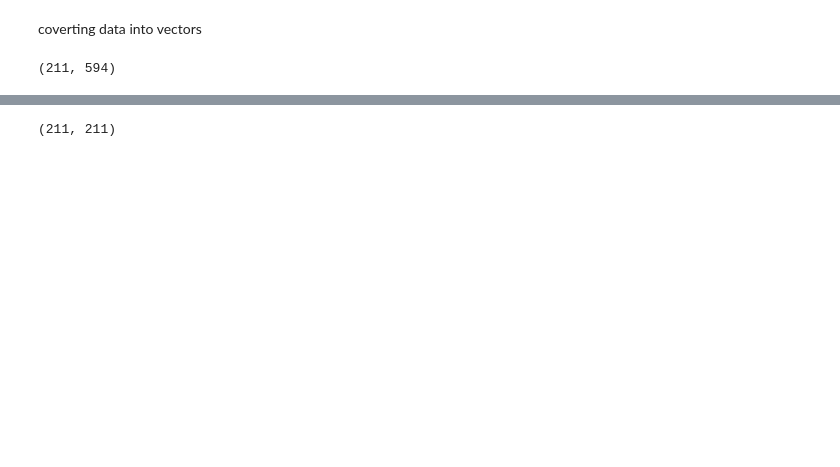
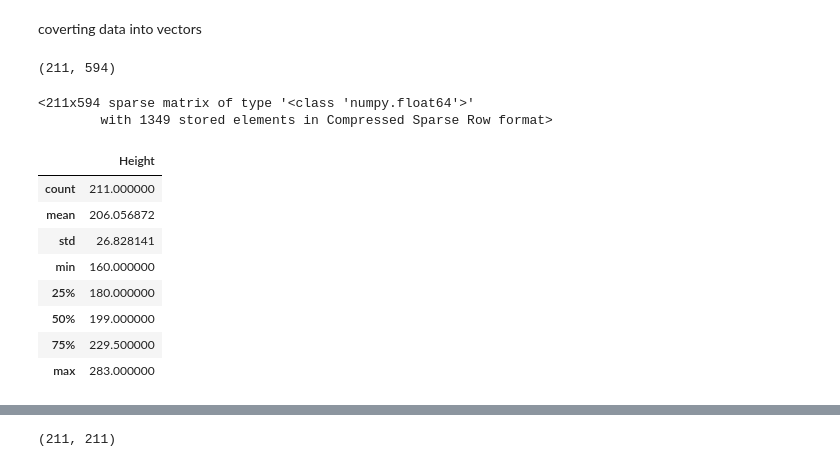
Before and after one commit to kmohannarasimha/book_recommendation_cosine_similarity, a Jupyter notebook: cosine_recommend.ipynb, the cells around one changed output, grey strips where cells are left out. Drawn from its saved outputs; the diff is of its cells as text; code cells hidden in the pictures; blank space fills up the shorter version.

```diff
--- a/cosine_recommend.ipynb
+++ b/cosine_recommend.ipynb
@@ -91,3 +124,8 @@ vecs=vec.fit_transform(data["imp"].apply(lambda x: np.str_(x)))
 vecs.shape
 # %% [output]
 (211, 594)
+# %%
+vecs
+# %% [output]
+<211x594 sparse matrix of type '<class 'numpy.float64'>'
+        with 1349 stored elements in Compressed Sparse Row format>
@@ -93,0 +135,12 @@ vecs.shape
+# %%
+table.describe()
+# %% [output]
+|  | Height |
+| count | 211.000000 |
+| mean | 206.056872 |
+| std | 26.828141 |
+| min | 160.000000 |
+| 25% | 180.000000 |
+| 50% | 199.000000 |
+| 75% | 229.500000 |
+| max | 283.000000 |
```
Also changed, not shown: parts of 18 cells of this notebook, 11 other files.
